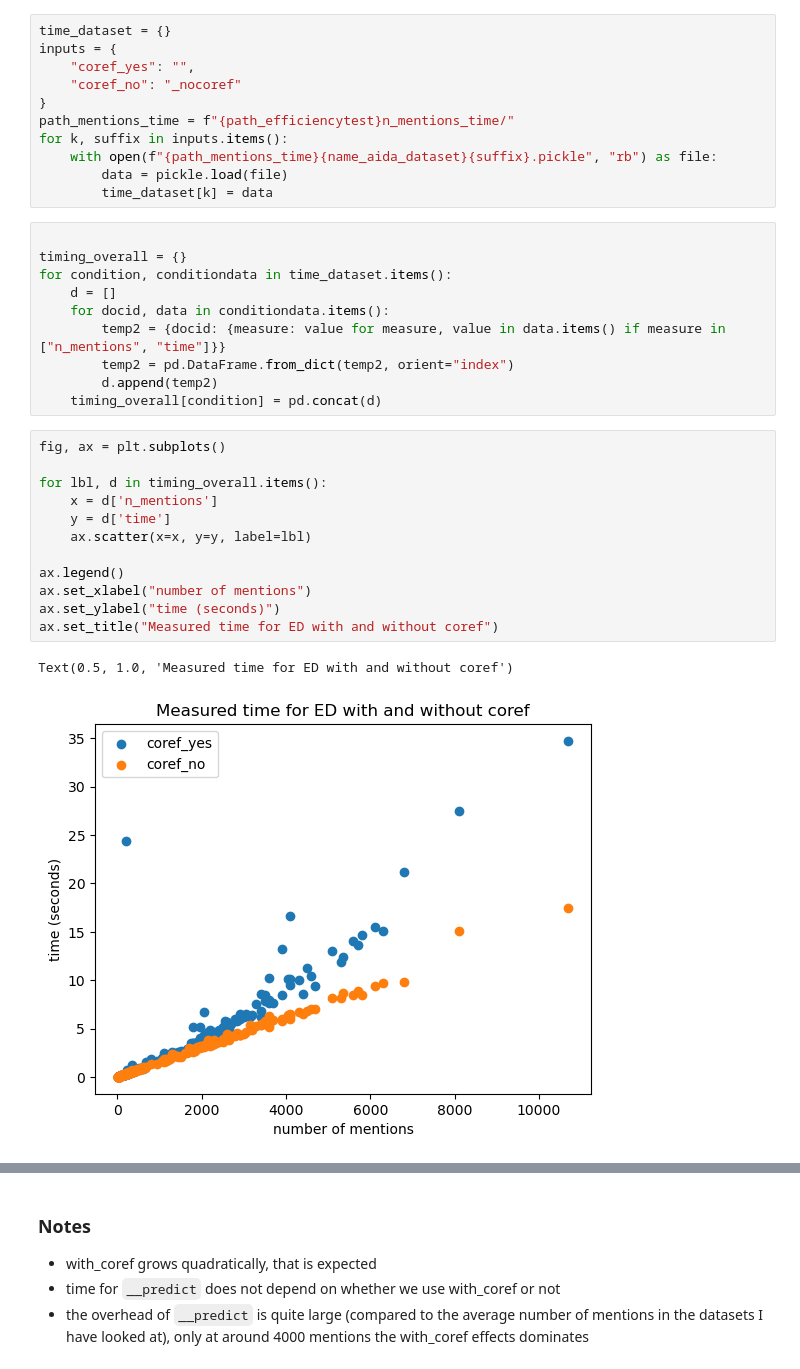
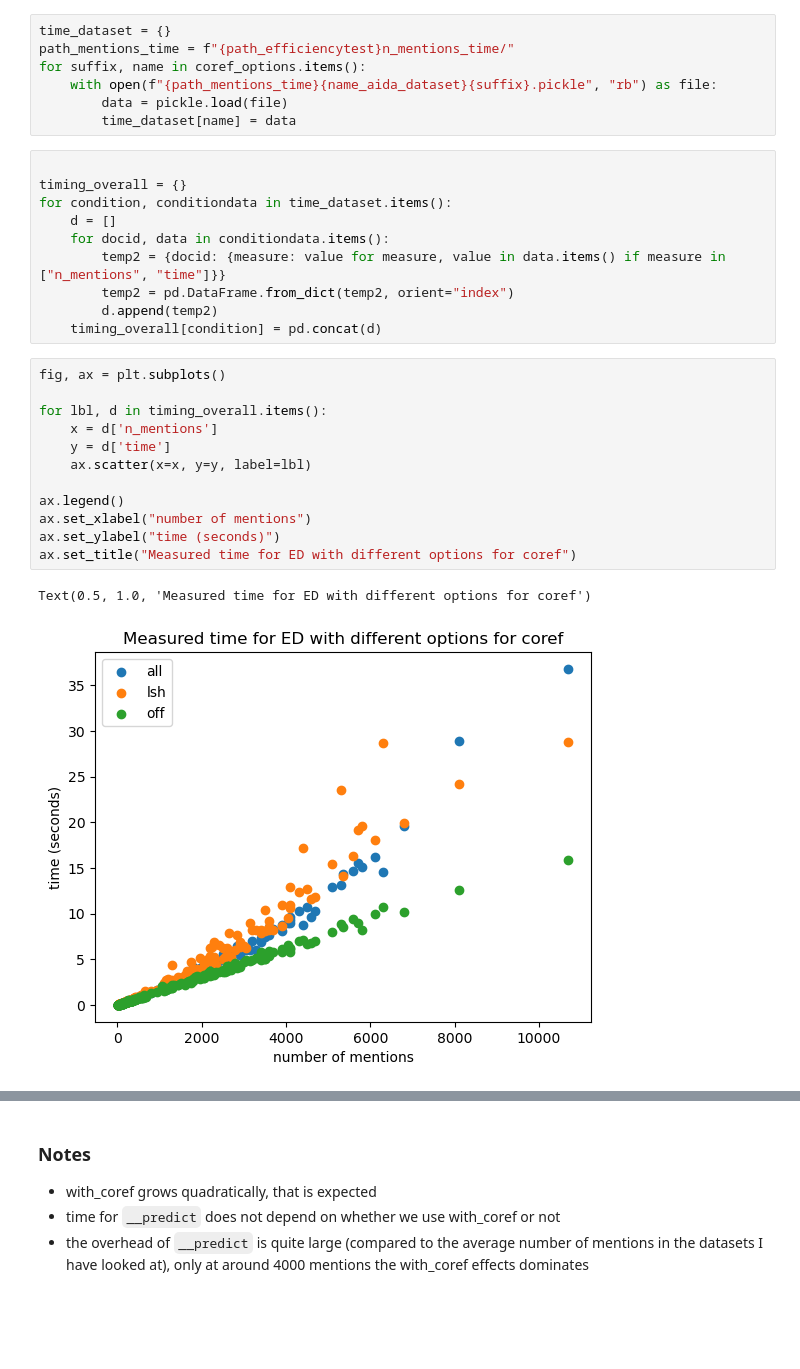
Before and after one commit to f-hafner/explore_coref, a Jupyter notebook: overview.ipynb, the cells around one changed output, grey strips where cells are left out. Drawn from its saved outputs; the diff is of its cells as text; blank space fills up the shorter version.

Commit message:
update time complexity in overview

```diff
--- a/overview.ipynb
+++ b/overview.ipynb
@@ -251,14 +255,10 @@ Procedure
 # %%
 time_dataset = {}
-inputs = {
-    "coref_yes": "",
-    "coref_no": "_nocoref"
-}
 path_mentions_time = f"{path_efficiencytest}n_mentions_time/"
-for k, suffix in inputs.items():
+for suffix, name in coref_options.items():
     with open(f"{path_mentions_time}{name_aida_dataset}{suffix}.pickle", "rb") as file:
         data = pickle.load(file)
-        time_dataset[k] = data
+        time_dataset[name] = data
 # %%
 
 timing_overall = {}
@@ -272,18 +272,18 @@ for condition, conditiondata in time_dataset.items():
 # %%
 fig, ax = plt.subplots()
 
 for lbl, d in timing_overall.items():
     x = d['n_mentions']
     y = d['time']
     ax.scatter(x=x, y=y, label=lbl)
 
 ax.legend()
 ax.set_xlabel("number of mentions")
 ax.set_ylabel("time (seconds)")
-ax.set_title("Measured time for ED with and without coref")
+ax.set_title("Measured time for ED with different options for coref")
 # %% [output]
-Text(0.5, 1.0, 'Measured time for ED with and without coref')
+Text(0.5, 1.0, 'Measured time for ED with different options for coref')
-[figure, old version]
+[figure, new version]
 # %%
 timing_profile = []
 for condition, conditiondata in time_dataset.items():
```
Also changed, not shown: parts of 5 cells of this notebook.
